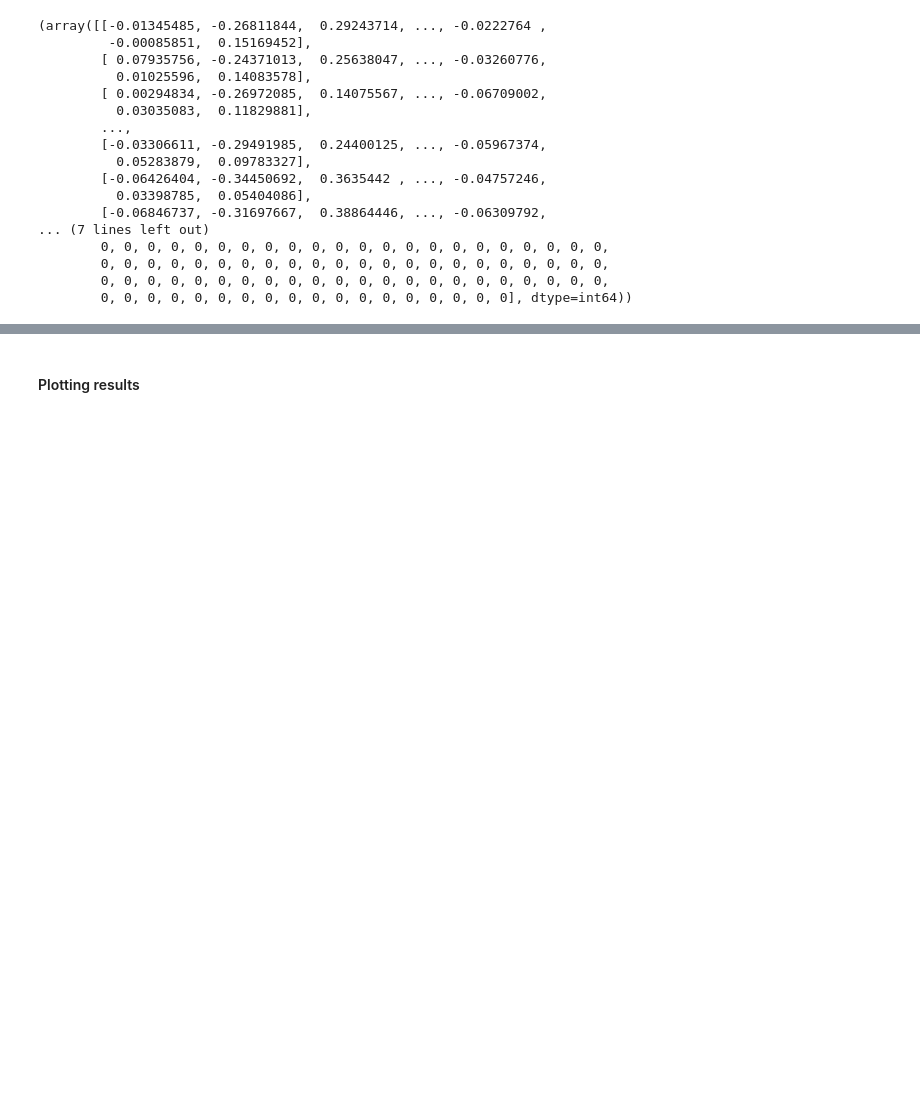
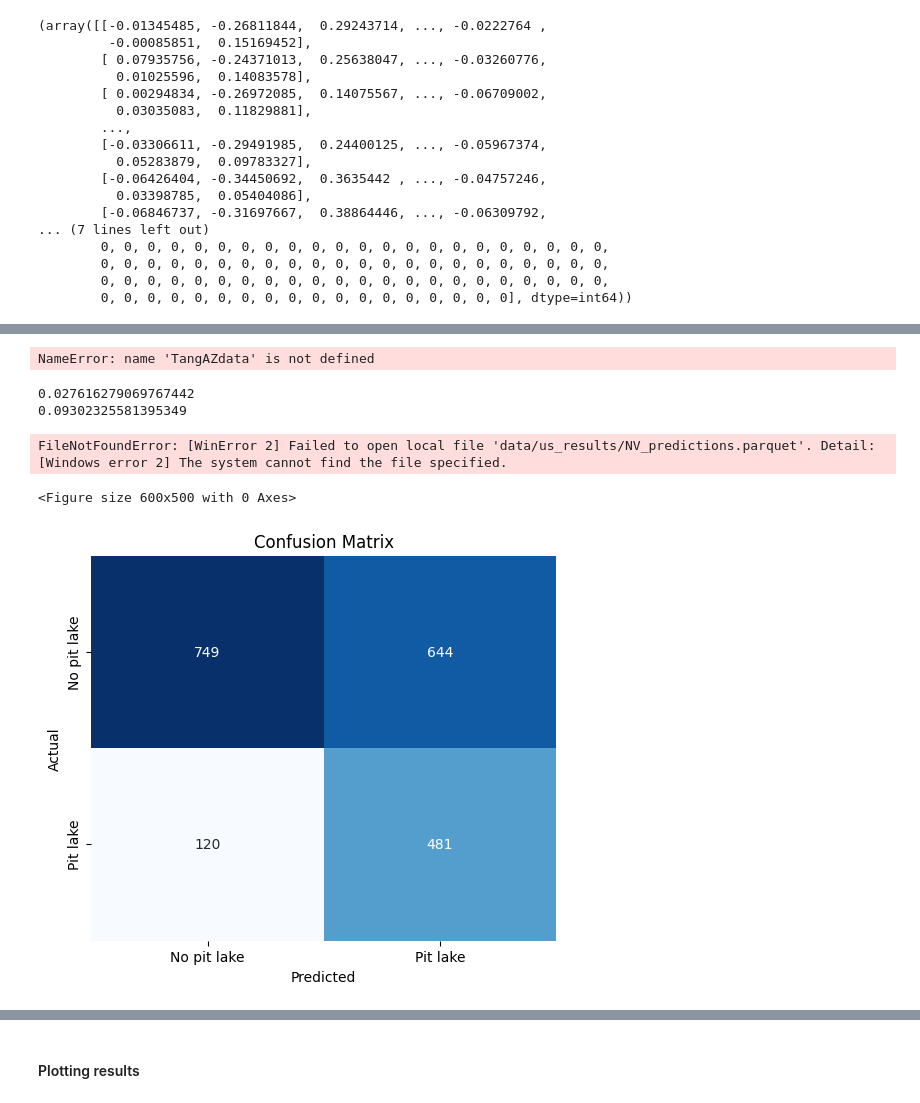
Before and after one commit to Ode-PBLLC/aquarry, a Jupyter notebook: mine_mapping.ipynb, the cells around one changed output, grey strips where cells are left out. Drawn from its saved outputs; the diff is of its cells as text; code cells hidden in the pictures; blank space fills up the shorter version.

```diff
--- a/mine_mapping.ipynb
+++ b/mine_mapping.ipynb
@@ -3178,0 +3252,34 @@ threshold: 0.00048545951722189784
+# %%
+dataAZpredicted = gpd.GeoDataFrame(TangAZdata, geometry = TangAZdata.geometry, crs = '4326')
+dataAZpredicted['mine_prob'] = az_predicted_outputs
+dataAZpredicted['ground_truth'] = az_ground_truths
+
+dataNVpredicted = gpd.GeoDataFrame(TangNVdata, geometry = TangNVdata.geometry, crs = '4326')
+dataNVpredicted['mine_prob'] = nv_predicted_outputs
+dataNVpredicted['ground_truth'] = nv_ground_truths
+
+dataGApredicted = gpd.GeoDataFrame(TangGAdata, geometry = TangGAdata.geometry, crs = '4326')
+dataGApredicted['mine_prob'] = ga_predicted_outputs
+dataGApredicted['ground_truth'] = ga_ground_truths
+
+dataINpredicted = gpd.GeoDataFrame(TangINdata, geometry = TangINdata.geometry, crs = '4326')
+dataINpredicted['mine_prob'] = in_predicted_outputs
+dataINpredicted['ground_truth'] = in_ground_truths
+
+dataILKYMOpredicted = gpd.GeoDataFrame(TangILKYMOdata, geometry = TangILKYMOdata.geometry, crs = '4326')
+dataILKYMOpredicted['mine_prob'] = ilkymo_predicted_outputs
+dataILKYMOpredicted['ground_truth'] = ilkymo_ground_truths
+
+dataMNpredicted = gpd.GeoDataFrame(TangMNdata, geometry = TangMNdata.geometry, crs = '4326')
+dataMNpredicted['mine_prob'] = mn_predicted_outputs
+dataMNpredicted['ground_truth'] = mn_ground_truths
+
+dataMTWYpredicted = gpd.GeoDataFrame(TangMTWYdata, geometry = TangMTWYdata.geometry, crs = '4326')
+dataMTWYpredicted['mine_prob'] = mtwy_predicted_outputs
+dataMTWYpredicted['ground_truth'] = mtwy_ground_truths
+
+dataTXpredicted = gpd.GeoDataFrame(TangTXdata, geometry = TangTXdata.geometry, crs = '4326')
+dataTXpredicted['mine_prob'] = tx_predicted_outputs
+dataTXpredicted['ground_truth'] = tx_ground_truths
+# %% [output]
+NameError: name 'TangAZdata' is not defined
@@ -3178,0 +3298,17 @@ threshold: 0.00048545951722189784
+# %%
+agg_heldout = pd.concat([, dataMTWYpredicted, dataTXpredicted])
+agg_positives = (agg_heldout['score'] > 0.5).sum()
+print((agg_heldout.loc[agg_heldout['score'] > 0.5, 'mine_feature']== 2).sum() / agg_positives) # questionable
+print((agg_heldout.loc[agg_heldout['score'] > 0.5, 'mine_feature']== 1).sum() / agg_positives) #
+# %% [output]
+0.027616279069767442
+0.09302325581395349
+# %%
+dataAZpredicted_updated_l = gpd.read_parquet('data/us_results/AZ_predictions.parquet')
+dataNVpredicted_updated_l = gpd.read_parquet('data/us_results/NV_predictions.parquet')
+dataGApredicted_updated_l = gpd.read_parquet('data/us_results/GA_predictions.parquet')
+dataINpredicted_updated_l = gpd.read_parquet('data/us_results/IN_predictions.parquet')
+dataILKYMOpredicted_updated_l = gpd.read_parquet('data/us_results/ILKYMO_predictions.parquet')
+dataMNpredicted_updated_l = gpd.read_parquet('data/us_results/MN_predictions.parquet')
+# %% [output]
+FileNotFoundError: [WinError 2] Failed to open local file 'data/us_results/NV_predictions.parquet'. Detail: [Windows error 2] The system cannot find the file specified.
@@ -3178,0 +3323,22 @@ threshold: 0.00048545951722189784
+# %%
+#agg_ground_truths = np.array(agg_heldout['mine'])
+#agg_preds = np.array(agg_heldout['updated_preds'])
+#total_cm = sklearn.metrics.confusion_matrix(agg_ground_truths, agg_preds)
+
+total_cm = [[749, 644], [120,481]]
+
+# Plot 1: Confusion Matrix
+plt.figure(figsize=(6, 5))
+labels = ['No pit lake', 'Pit lake']  # Change these to whatever fits your case
+
+plt.figure(figsize=(6, 5))
+sns.heatmap(total_cm, annot=True, fmt='d', cmap='Blues', cbar=False,
+            xticklabels=labels, yticklabels=labels)
+plt.xlabel('Predicted')
+plt.ylabel('Actual')
+plt.title('Confusion Matrix')
+plt.savefig('data/us_results/total_cm_tang.png')
+plt.show()
+# %% [output]
+<Figure size 600x500 with 0 Axes>
+[figure, added]
```
Also changed, not shown: parts of 222 cells of this notebook.
